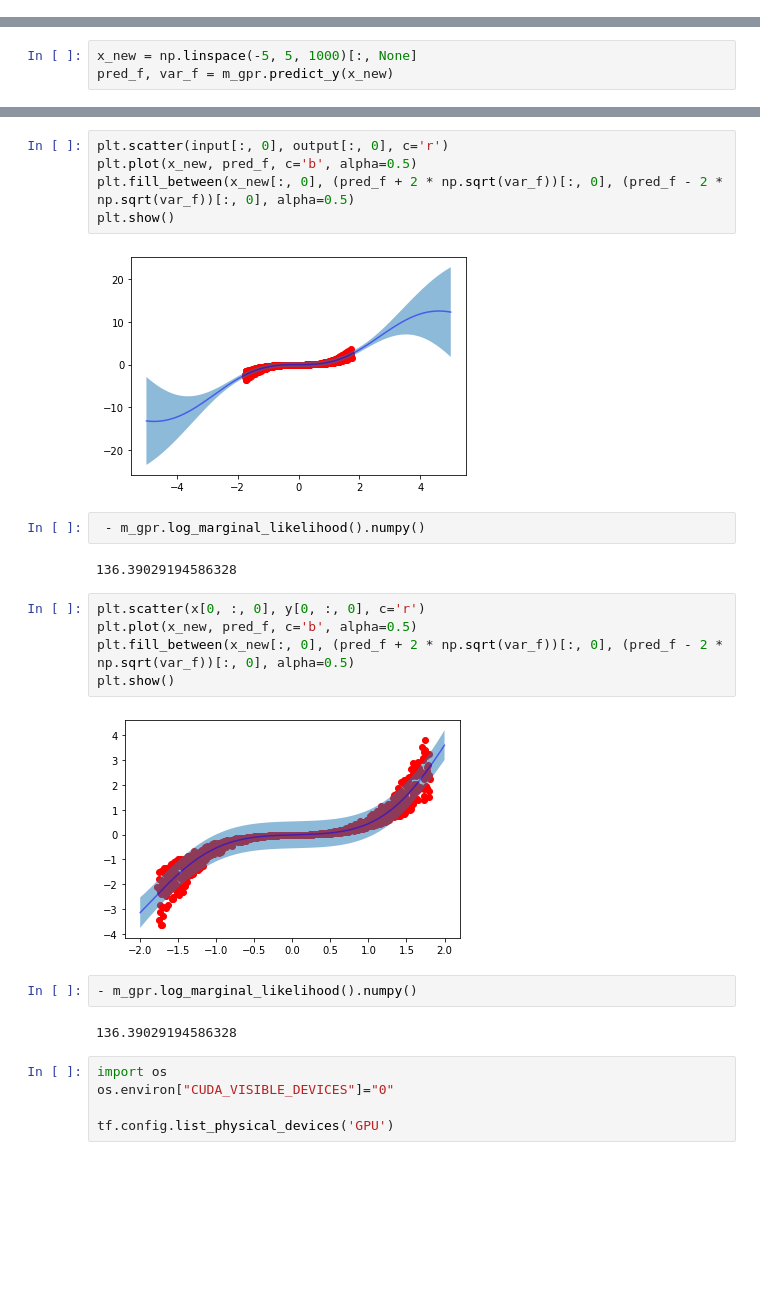
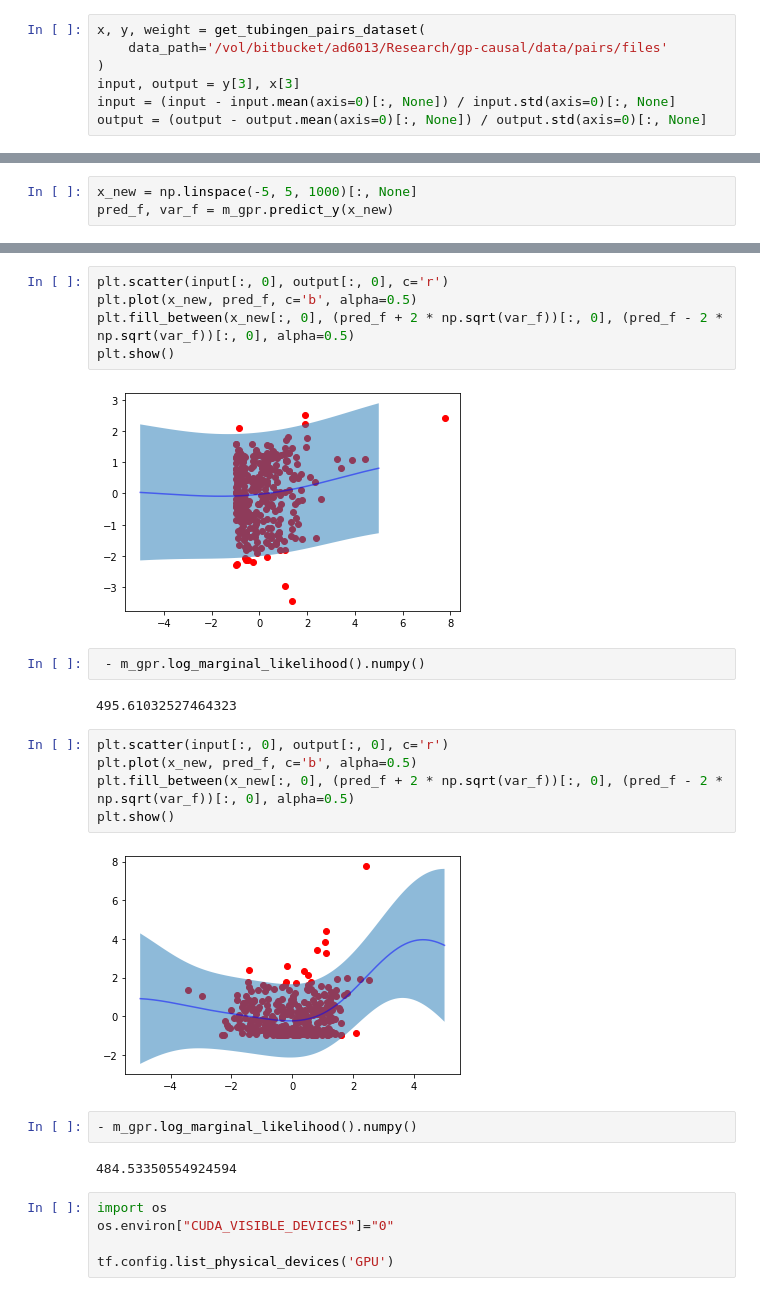
Before and after one commit to Anish144/causal_discovery_bayesian_model_selection, a Jupyter notebook: notebooks/data_playground.ipynb, the cells around one changed output, grey strips where cells are left out. Cells and saved outputs as stored; diff of their text form; blank space fills up the shorter version.

```diff
--- a/notebooks/data_playground.ipynb
+++ b/notebooks/data_playground.ipynb
@@ -33,0 +32,7 @@ input, output = x[9], y[9]
+# %%
+x, y, weight = get_tubingen_pairs_dataset(
+    data_path='/vol/bitbucket/ad6013/Research/gp-causal/data/pairs/files'
+)
+input, output = y[3], x[3]
+input = (input - input.mean(axis=0)[:, None]) / input.std(axis=0)[:, None]
+output = (output - output.mean(axis=0)[:, None]) / output.std(axis=0)[:, None]
@@ -97,22 +106,22 @@ plt.plot(x_new, pred_f, c='b', alpha=0.5)
 plt.fill_between(x_new[:, 0], (pred_f + 2 * np.sqrt(var_f))[:, 0], (pred_f - 2 * np.sqrt(var_f))[:, 0], alpha=0.5)
 plt.show()
 # %% [output]
-[figure, old version]
+[figure, new version]
 # %%
  - m_gpr.log_marginal_likelihood().numpy()
 # %% [output]
-136.39029194586328
+495.61032527464323
 # %%
-plt.scatter(x[0, :, 0], y[0, :, 0], c='r')
+plt.scatter(input[:, 0], output[:, 0], c='r')
 plt.plot(x_new, pred_f, c='b', alpha=0.5)
 plt.fill_between(x_new[:, 0], (pred_f + 2 * np.sqrt(var_f))[:, 0], (pred_f - 2 * np.sqrt(var_f))[:, 0], alpha=0.5)
 plt.show()
 # %% [output]
-[figure, old version]
+[figure, new version]
 # %%
 - m_gpr.log_marginal_likelihood().numpy()
 # %% [output]
-136.39029194586328
+484.53350554924594
 # %%
 import os
 os.environ["CUDA_VISIBLE_DEVICES"]="0"
```
Also changed, not shown: parts of 14 cells of this notebook, 3 other files.
